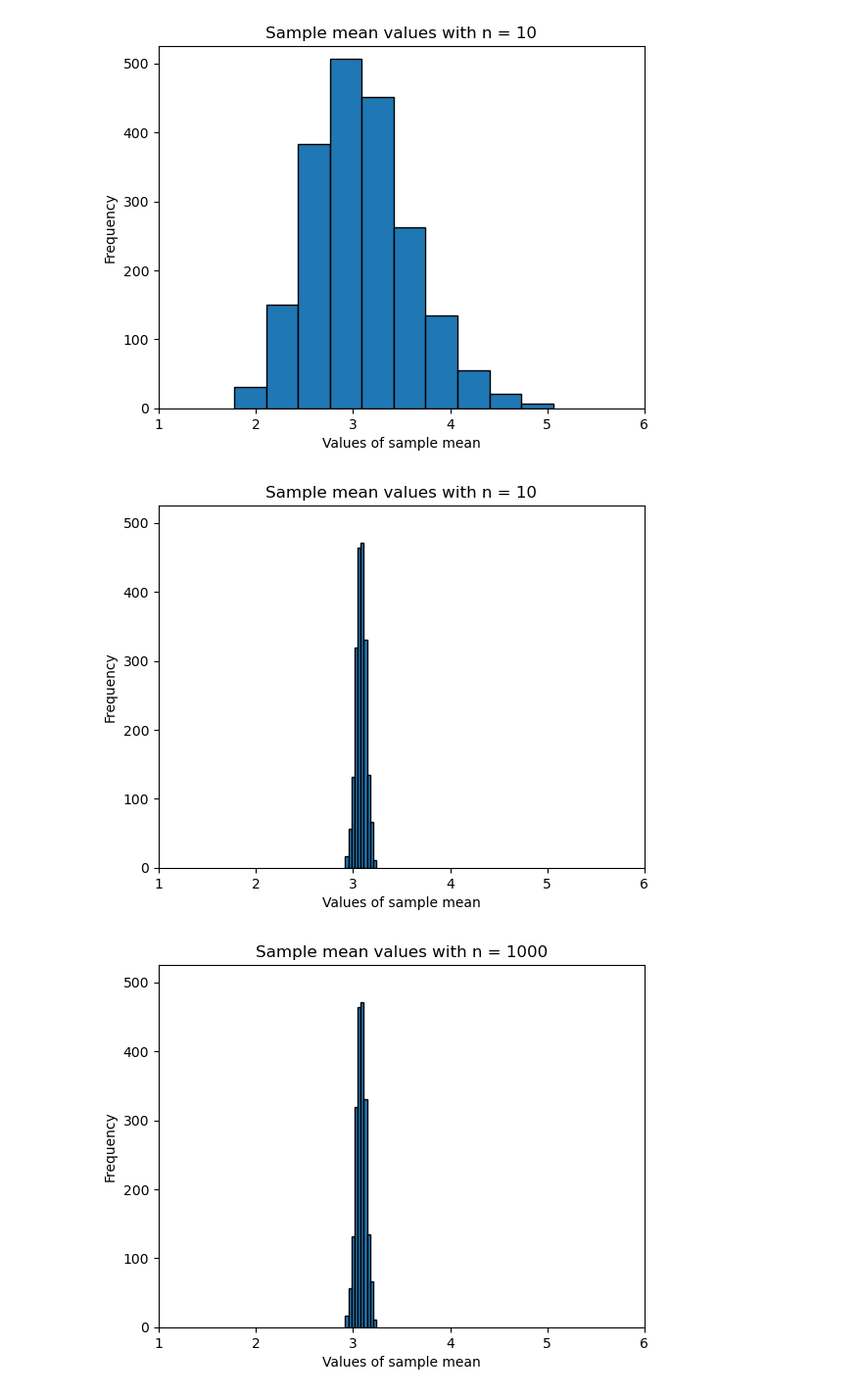
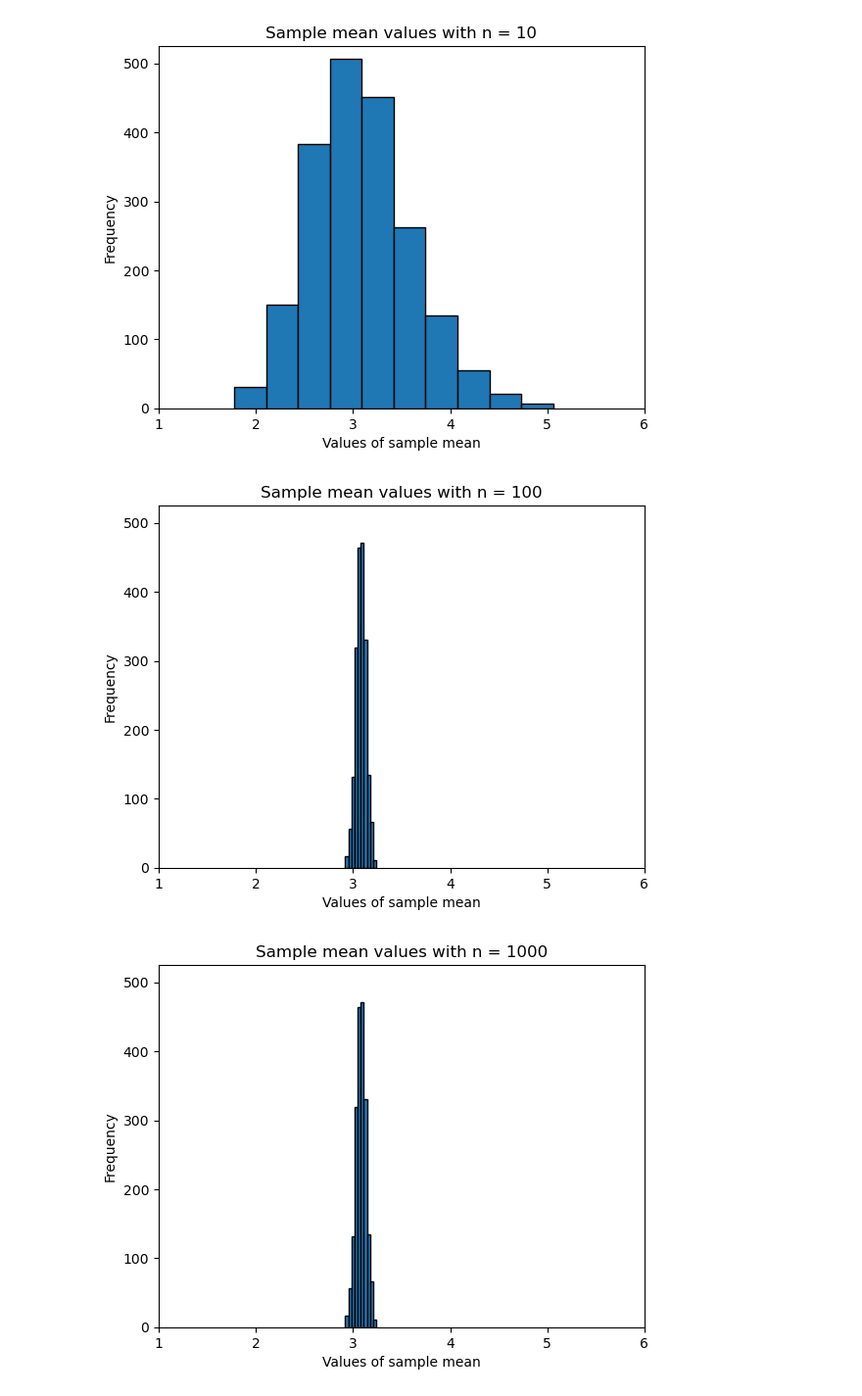
Before and after one commit to alin-peepy6/qtm151fall2025, a Jupyter notebook: Assignments/assignment_4/Assignment4.ipynb, the cells around one changed output. Shown at 98% size. Cells and saved outputs as stored; diff of their text form; code cells hidden in the pictures.

```diff
--- a/Assignments/assignment_4/Assignment4.ipynb
+++ b/Assignments/assignment_4/Assignment4.ipynb
@@ -190,27 +190,27 @@ plt.show()
 # %%
 # Sample Size 100
 
 np.random.seed(1234) # set the seed for reproducibility
 num_simulations = 2000
 
 
 # complete the code
 vec_xbar = np.zeros(num_simulations)
 sample_size = 1000
 
 for i in range(num_simulations):
     x_array = np.random.lognormal(1,0.5,sample_size)
     vec_xbar[i] = x_array.mean()
 
 plt.hist(vec_xbar,edgecolor='black')
 plt.xlabel("Values of sample mean")
 plt.ylabel("Frequency")
-plt.title("Sample mean values with n = 10")
+plt.title("Sample mean values with n = 100")
 plt.xlim(1,6)
 plt.ylim(top = 525)
 plt.show()
 # %% [output]
-[figure, old version]
+[figure, new version]
 # %%
 # Sample Size 1000
 
```
